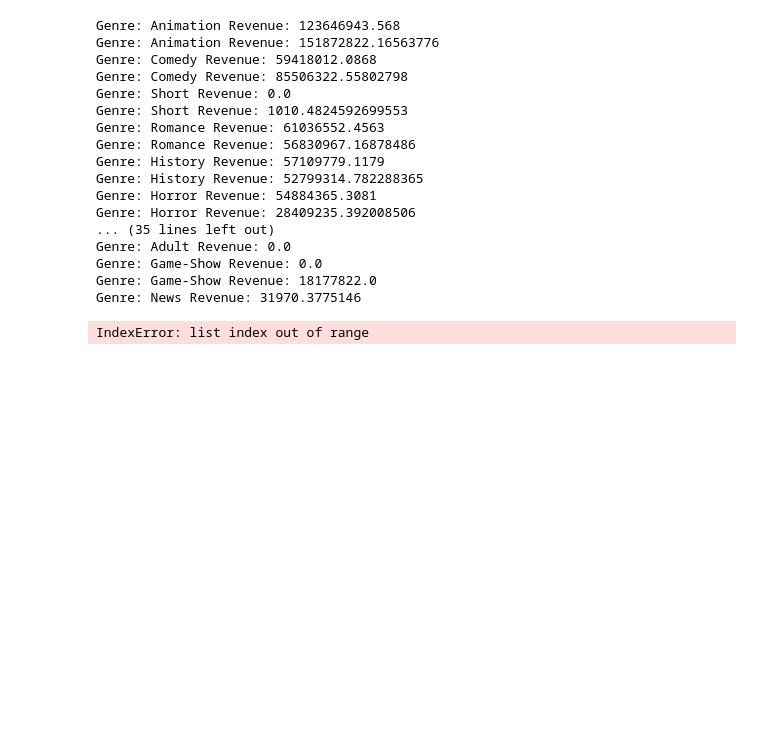
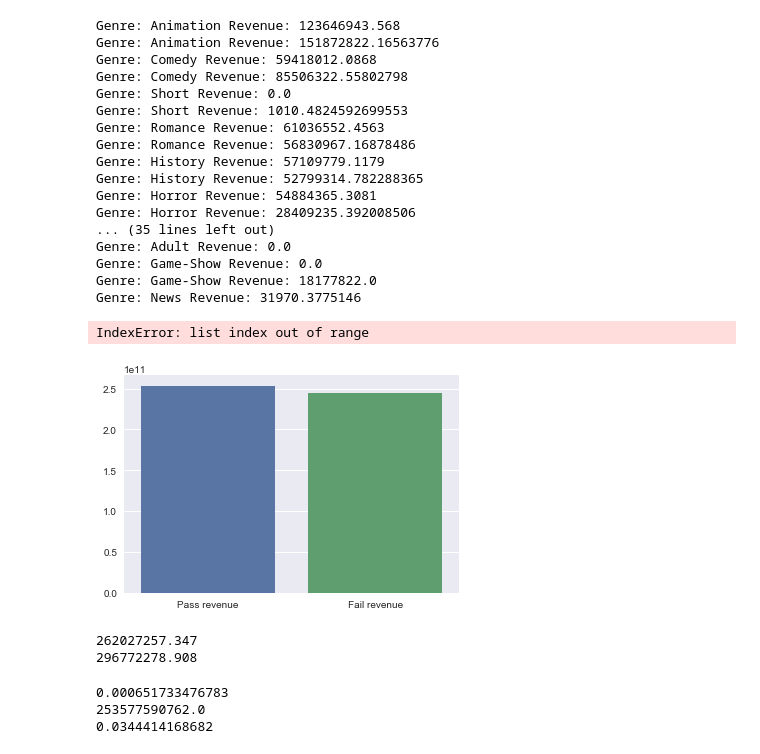
Before and after one commit to manav95/Data-Science-Intensive, a Jupyter notebook: MilestoneReport/CapstoneMilestoneReport.ipynb, the cells around one changed output. Cells and saved outputs as stored; diff of their text form; code cells hidden in the pictures; blank space fills up the shorter version.

```diff
--- a/MilestoneReport/CapstoneMilestoneReport.ipynb
+++ b/MilestoneReport/CapstoneMilestoneReport.ipynb
@@ -320,3 +321,47 @@ Genre: Game-Show Revenue: 0.0
 Genre: Game-Show Revenue: 18177822.0
 Genre: News Revenue: 31970.3775146
 IndexError: list index out of range
+# %%
+passDataset = bechdelDataset[bechdelDataset.binary == 'PASS']
+failDataset = bechdelDataset[bechdelDataset.binary == 'FAIL']
+passDataset = passDataset[passDataset.country == 'USA']
+failDataset = failDataset[failDataset.country == 'USA']
+
+averagePassValue = 0.0
+averagePassLen = 0.0
+averageFailValue = 0.0
+averageFailLen = 0.0
+
+for revenue in passDataset.adjusted_box_office.values:
+    if (int(revenue) != 0):
+       averagePassValue += revenue
+       averagePassLen += 1
+
+for revenue in failDataset.adjusted_box_office.values:
+    if (int(revenue) != 0):
+        averageFailValue += revenue
+        averageFailLen += 1
+
+ax = sns.barplot(x=["Pass revenue", "Fail revenue"], y=[averagePassValue, averageFailValue], orient="v")
+# %% [output]
+[figure, added]
+# %%
+print(np.std(passDataset.adjusted_box_office.values))
+print(np.std(failDataset.adjusted_box_office.values))
+# %% [output]
+262027257.347
+296772278.908
+# %%
+#Let us use a welch t-test that does not assume equal population variance.
+from scipy import stats
+
+passVals = [value for value in passDataset.adjusted_box_office.values if int(value) != 0]
+failVals = [value for value in failDataset.adjusted_box_office.values if int(value) != 0]
+tstat, pval = stats.ttest_ind(passVals, failVals, equal_var = False)
+print(pval)
+print(averagePassValue)
+print((averagePassValue - averageFailValue)/averagePassValue)
+# %% [output]
+0.000651733476783
+253577590762.0
+0.0344414168682
```
Also changed, not shown: parts of 2 cells of this notebook.
